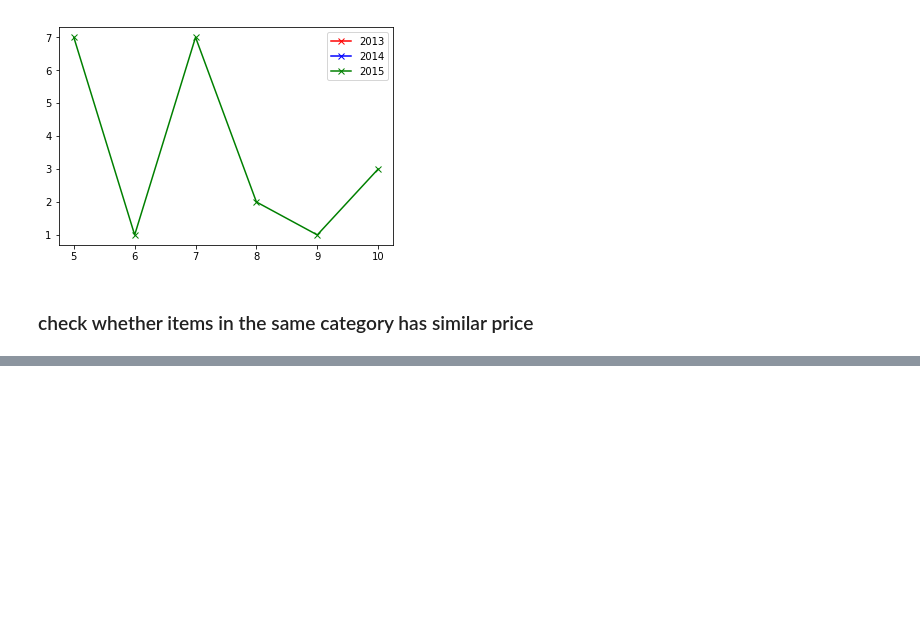
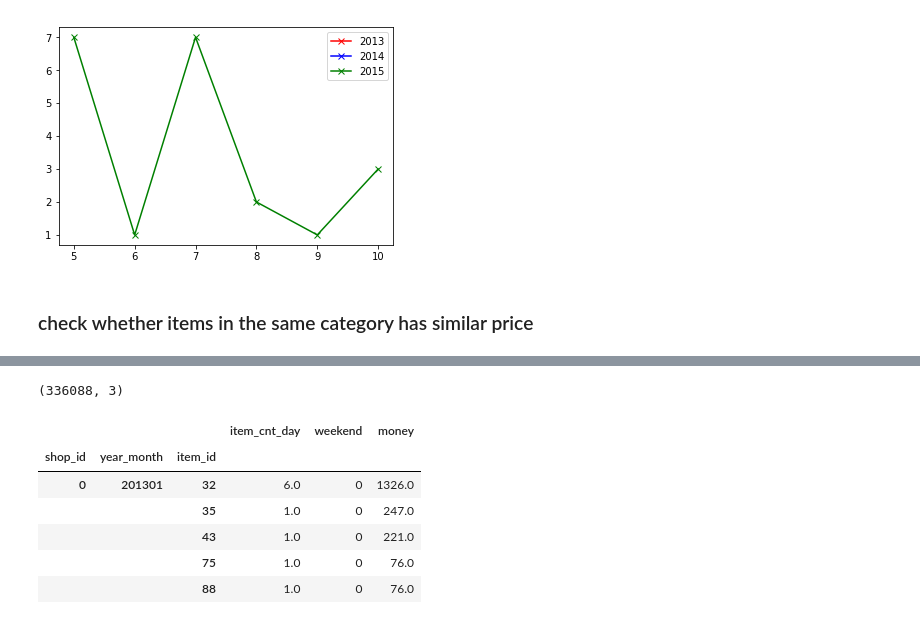
Before and after one commit to anhualin/MyLearning, a Jupyter notebook: Coursera/Data_science_competition/Proj_EDA.ipynb, the cells around one changed output, grey strips where cells are left out. Drawn from its saved outputs; the diff is of its cells as text; code cells hidden in the pictures; blank space fills up the shorter version.

```diff
--- a/Coursera/Data_science_competition/Proj_EDA.ipynb
+++ b/Coursera/Data_science_competition/Proj_EDA.ipynb
@@ -200,0 +227,14 @@ df = by_year_month(shop=4, item_category=42)
+# %%
+X.shape
+# %% [output]
+(336088, 3)
+# %%
+X.head()
+# %% [output]
+|  |  |  | item_cnt_day | weekend | money |
+| shop_id | year_month | item_id |  |  |  |
+| 0 | 201301 | 32 | 6.0 | 0 | 1326.0 |
+|  |  | 35 | 1.0 | 0 | 247.0 |
+|  |  | 43 | 1.0 | 0 | 221.0 |
+|  |  | 75 | 1.0 | 0 | 76.0 |
+|  |  | 88 | 1.0 | 0 | 76.0 |
```
Also changed, not shown: parts of 9 cells of this notebook, 1 other file.
